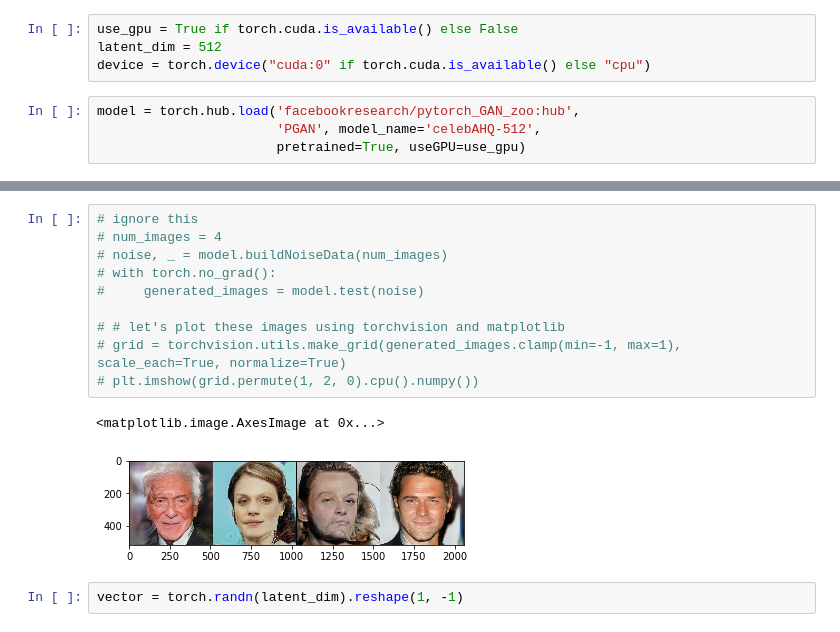
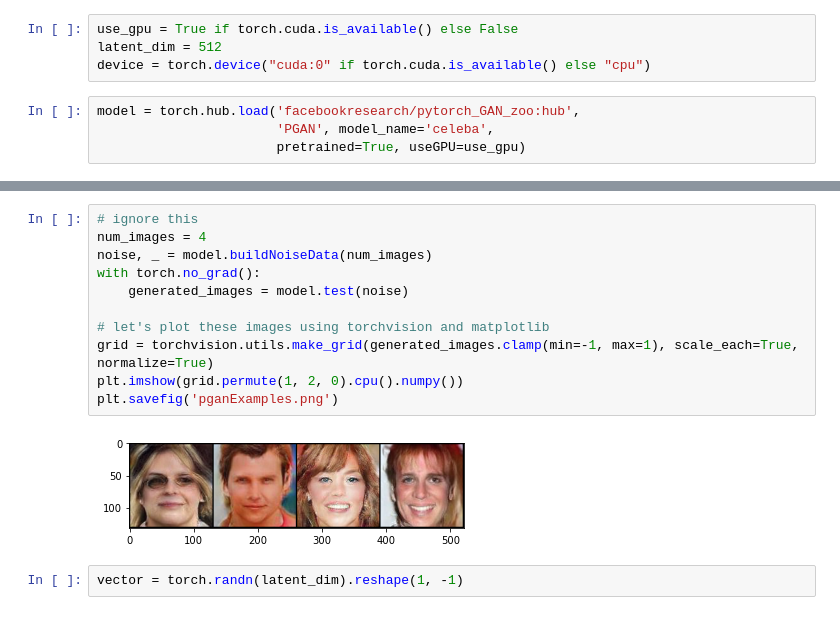
Before and after one commit to varshakishore/FaceDetection, a Jupyter notebook: reverseEngineer.ipynb, the cells around one changed output, grey strips where cells are left out. Cells and saved outputs as stored; diff of their text form.

```diff
--- a/reverseEngineer.ipynb
+++ b/reverseEngineer.ipynb
@@ -13,7 +23,7 @@ latent_dim = 512
 device = torch.device("cuda:0" if torch.cuda.is_available() else "cpu")
 # %%
 model = torch.hub.load('facebookresearch/pytorch_GAN_zoo:hub',
-                       'PGAN', model_name='celebAHQ-512',
+                       'PGAN', model_name='celeba',
                        pretrained=True, useGPU=use_gpu)
 # %% [output]
 Using cache found in /home/vk352/.cache/torch/hub/facebookresearch_pytorch_GAN_zoo_hub
@@ -20,17 +31,17 @@ Using cache found in /home/vk352/.cache/torch/hub/facebookresearch_pytorch_GAN_z
 Average network found !
 # %%
 # ignore this
-# num_images = 4
-# noise, _ = model.buildNoiseData(num_images)
-# with torch.no_grad():
-#     generated_images = model.test(noise)
+num_images = 4
+noise, _ = model.buildNoiseData(num_images)
+with torch.no_grad():
+    generated_images = model.test(noise)
 
-# # let's plot these images using torchvision and matplotlib
-# grid = torchvision.utils.make_grid(generated_images.clamp(min=-1, max=1), scale_each=True, normalize=True)
-# plt.imshow(grid.permute(1, 2, 0).cpu().numpy())
+# let's plot these images using torchvision and matplotlib
+grid = torchvision.utils.make_grid(generated_images.clamp(min=-1, max=1), scale_each=True, normalize=True)
+plt.imshow(grid.permute(1, 2, 0).cpu().numpy())
+plt.savefig('pganExamples.png')
 # %% [output]
-<matplotlib.image.AxesImage at 0x...>
-[figure, old version]
+[figure, new version]
 # %%
 vector = torch.randn(latent_dim).reshape(1, -1)
 # %%
```
Also changed, not shown: parts of 29 cells of this notebook, 2 other files.
